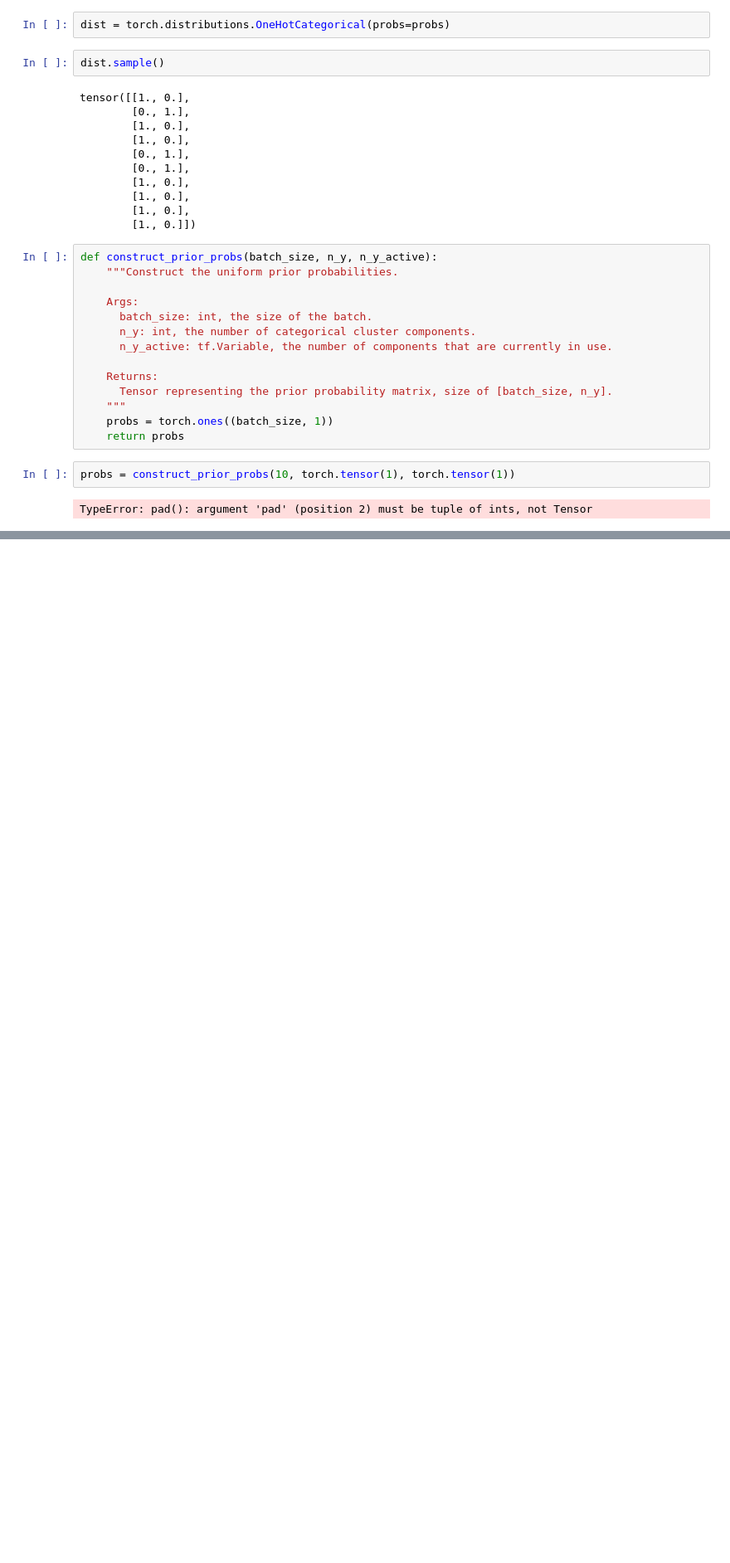
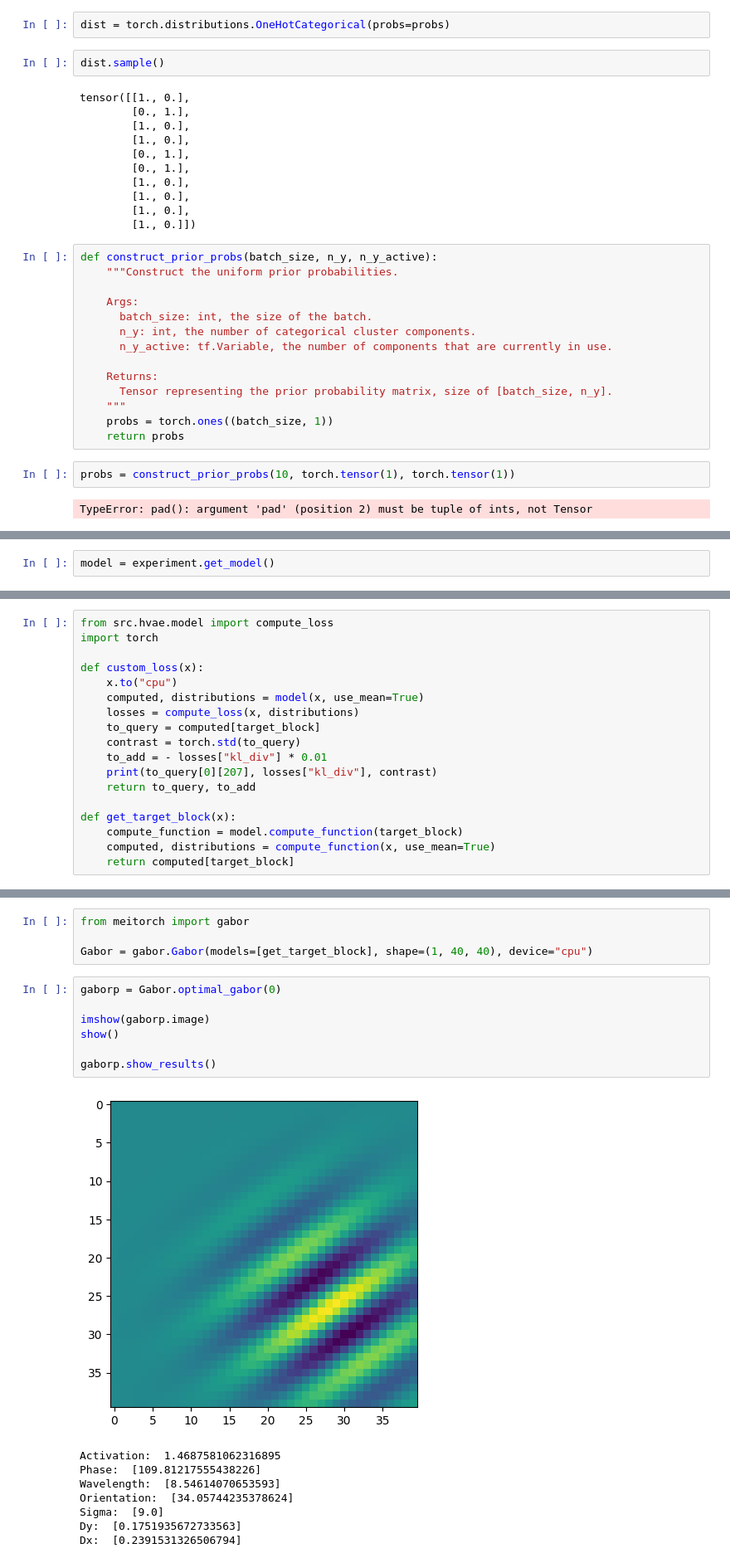
Before and after one commit to lacykaltgr/hvae, a Jupyter notebook: eval_notebooks/tdvae_eval.ipynb, the cells around one changed output, grey strips where cells are left out. Shown at 83% size. Drawn from its saved outputs; the diff is of its cells as text; blank space fills up the shorter version.

```diff
--- a/eval_notebooks/tdvae_eval.ipynb
+++ b/eval_notebooks/tdvae_eval.ipynb
@@ -91,0 +97,2 @@ TypeError: pad(): argument 'pad' (position 2) must be tuple of ints, not Tensor
+# %%
+model = experiment.get_model()
@@ -91,0 +101,18 @@ TypeError: pad(): argument 'pad' (position 2) must be tuple of ints, not Tensor
+# %%
+from src.hvae.model import compute_loss
+import torch
+
+def custom_loss(x):
+    x.to("cpu")
+    computed, distributions = model(x, use_mean=True)
+    losses = compute_loss(x, distributions)
+    to_query = computed[target_block]
+    contrast = torch.std(to_query)
+    to_add = - losses["kl_div"] * 0.01
+    print(to_query[0][207], losses["kl_div"], contrast)
+    return to_query, to_add
+
+def get_target_block(x):
+    compute_function = model.compute_function(target_block)
+    computed, distributions = compute_function(x, use_mean=True)
+    return computed[target_block]
@@ -91,0 +178,20 @@ TypeError: pad(): argument 'pad' (position 2) must be tuple of ints, not Tensor
+# %%
+from meitorch import gabor
+
+Gabor = gabor.Gabor(models=[get_target_block], shape=(1, 40, 40), device="cpu")
+# %%
+gaborp = Gabor.optimal_gabor(0)
+
+imshow(gaborp.image)
+show()
+
+gaborp.show_results()
+# %% [output]
+[figure, added]
+Activation:  1.4687581062316895
+Phase:  [109.81217555438226]
+Wavelength:  [8.54614070653593]
+Orientation:  [34.05744235378624]
+Sigma:  [9.0]
+Dy:  [0.1751935672733563]
+Dx:  [0.2391531326506794]
```
Also changed, not shown: parts of 24 cells of this notebook, 6 other files.
